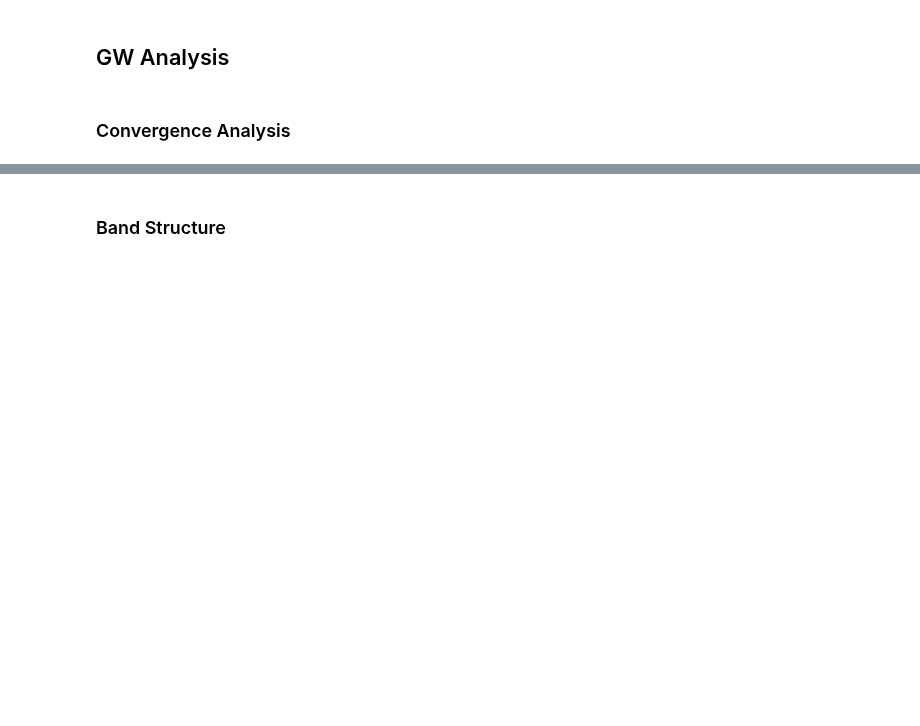
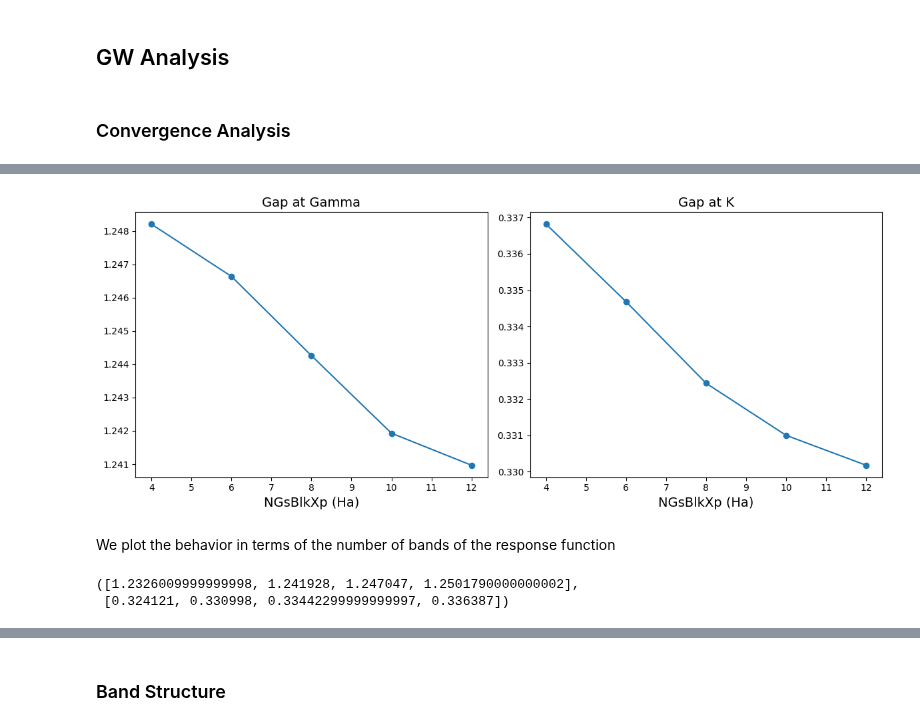
Before and after one commit to marcodalessandro76/Germanene, a Jupyter notebook: Report.ipynb, the cells around one changed output, grey strips where cells are left out. Cells and saved outputs as stored; diff of their text form; code cells hidden in the pictures; blank space fills up the shorter version.

```diff
--- a/Report.ipynb
+++ b/Report.ipynb
@@ -87,0 +94,19 @@ ax.tick_params(axis='both', which='major', labelsize=label_size)
+# %%
+run_dir = 'MB_analysis/kpoints_18-nbnds_800'
+Gamma_index, K_index = 1, 37
+NGsBlkXp = [4.0,6.0,8.0,10.,12.] # Ha G size of the response function
+BndsRnXp  = [1,400] # Bands in the response function
+GbndRnge = [1,400]
+verbose = True
+
+gap_G, gap_K = [],[]
+for ngsblkxp in NGsBlkXp:
+    file_G = os.path.join(run_dir,'pp-G-ngsblkxp_%s-bndsrnxp_%s-gbndrnge_%s'%(ngsblkxp,BndsRnXp[1],GbndRnge[1]),
+                         'o-pp-G-ngsblkxp_%s-bndsrnxp_%s-gbndrnge_%s.qp'%(ngsblkxp,BndsRnXp[1],GbndRnge[1]))
+    file_K = os.path.join(run_dir,'pp-K-ngsblkxp_%s-bndsrnxp_%s-gbndrnge_%s'%(ngsblkxp,BndsRnXp[1],GbndRnge[1]),
+                         'o-pp-K-ngsblkxp_%s-bndsrnxp_%s-gbndrnge_%s.qp'%(ngsblkxp,BndsRnXp[1],GbndRnge[1]))
+    data_G = P.YamboOutputParser.from_file(file_G,extendOut=True,verbose=verbose)
+    data_K = P.YamboOutputParser.from_file(file_K,extendOut=True,verbose=verbose)
+    gap_G.append(data_G.get_gap(k_full=Gamma_index,band_full=start_band,verbose=False))
+    gap_K.append(data_K.get_gap(k_full=K_index,band_full=start_band,verbose=False))
+gap_G,gap_K
@@ -87,0 +126,36 @@ ax.tick_params(axis='both', which='major', labelsize=label_size)
+# %%
+fig, axes = plt.subplots(nrows=1, ncols=2, figsize=(12, 5))
+axes[0].plot(NGsBlkXp,gap_G)
+axes[0].scatter(NGsBlkXp,gap_G)
+axes[0].set_title('Gap at Gamma',size=14)
+axes[0].set_xlabel('NGsBlkXp (Ha)',size=14)
+axes[1].plot(NGsBlkXp, gap_K)
+axes[1].scatter(NGsBlkXp,gap_K)
+axes[1].set_xlabel('NGsBlkXp (Ha)',size=14)
+axes[1].set_title('Gap at K',size=14)
+fig.tight_layout()
+# %% [output]
+[figure, added]
+# %% [markdown]
+We plot the behavior in terms of the number of bands of the response function
+# %%
+run_dir = 'MB_analysis/kpoints_18-nbnds_800'
+Gamma_index, K_index = 1, 37
+NGsBlkXp = 10.0 # Ha G size of the response function
+Bands  = [[1,300],[1,400],[1,500],[1,600]] # Bands in the response function
+GbndRnge = [1,400]
+
+gap_G, gap_K = [],[]
+for bands in Bands:
+    file_G = os.path.join(run_dir,'pp-G-ngsblkxp_%s-bndsrnxp_%s-gbndrnge_%s'%(NGsBlkXp,bands[1],GbndRnge[1]),
+                         'o-pp-G-ngsblkxp_%s-bndsrnxp_%s-gbndrnge_%s.qp'%(NGsBlkXp,bands[1],GbndRnge[1]))
+    file_K = os.path.join(run_dir,'pp-K-ngsblkxp_%s-bndsrnxp_%s-gbndrnge_%s'%(NGsBlkXp,bands[1],GbndRnge[1]),
+                         'o-pp-K-ngsblkxp_%s-bndsrnxp_%s-gbndrnge_%s.qp'%(NGsBlkXp,bands[1],GbndRnge[1]))
+    data_G = P.YamboOutputParser.from_file(file_G,extendOut=True,verbose=False)
+    data_K = P.YamboOutputParser.from_file(file_K,extendOut=True,verbose=False)
+    gap_G.append(data_G.get_gap(k_full=Gamma_index,band_full=start_band,verbose=False))
+    gap_K.append(data_K.get_gap(k_full=K_index,band_full=start_band,verbose=False))
+gap_G,gap_K
+# %% [output]
+([1.2326009999999998, 1.241928, 1.247047, 1.2501790000000002],
+ [0.324121, 0.330998, 0.33442299999999997, 0.336387])
```
Also changed, not shown: parts of 20 cells of this notebook, 30 other files.
